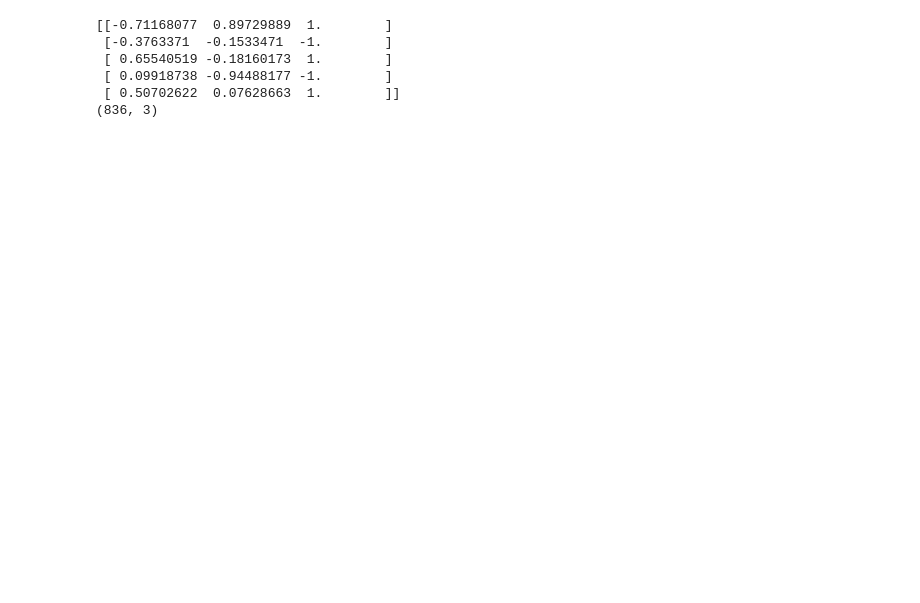
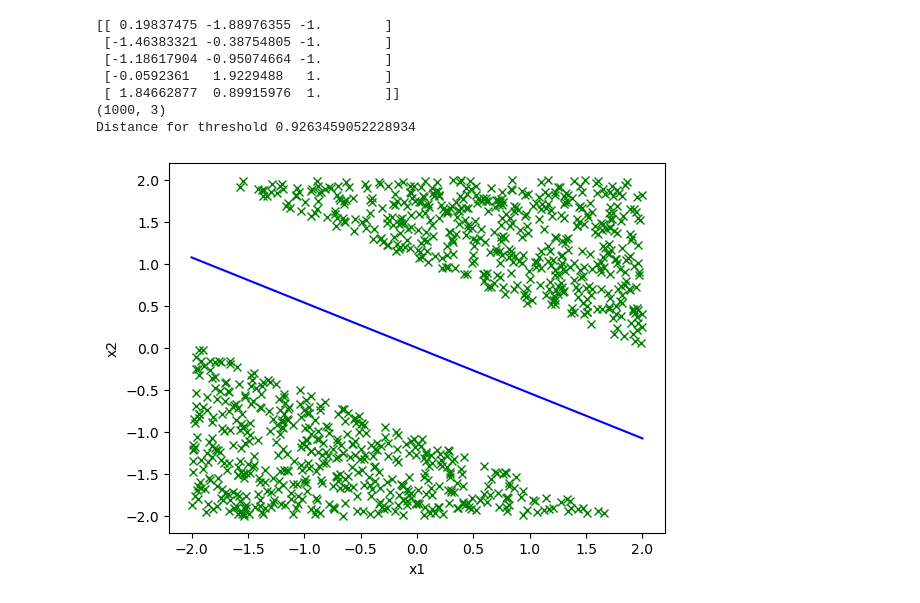
Before and after one commit to XavierVI/Intro_to_machine_learning_assignments, a Jupyter notebook: assignment2/data_generator.ipynb, the cells around one changed output. Cells and saved outputs as stored; diff of their text form; code cells hidden in the pictures; blank space fills up the shorter version.

Commit message:
updated notebook and data_generator

```diff
--- a/assignment2/data_generator.ipynb
+++ b/assignment2/data_generator.ipynb
@@ -51,19 +5,34 @@ def make_classification(d, n, u=5, threshold=0.25, random_state=1):
-# %%
-d = 2
-u = 1
-treshold = 0.05
-n = 1000
-
-data_points, normal_vector = make_classification(d=d, n=n, u=u, threshold=0.15)
-print(data_points[:5])
-print(data_points.shape)
-# %% [output]
-[[-0.71168077  0.89729889  1.        ]
- [-0.3763371  -0.1533471  -1.        ]
- [ 0.65540519 -0.18160173  1.        ]
- [ 0.09918738 -0.94488177 -1.        ]
- [ 0.50702622  0.07628663  1.        ]]
-(836, 3)
+# %%
+d = 2
+u = 2
+n = 1000
+
+data_points, normal_vector = make_classification(d=d, n=n, u=u)
+print(data_points[:5])
+print(data_points.shape)
+print(f'Distance for threshold {1 / np.linalg.norm(normal_vector)}')
+
+# plotting line and data points
+x1_vals = np.linspace(-u, u, 100)
+# solving for x2 values x2 = (-a1 / a2) * x1
+x2_vals = - (normal_vector[0] / normal_vector[1]) * x1_vals
+
+plt.plot(data_points[:, 0], data_points[:, 1], 'xg')
+plt.plot(x1_vals, x2_vals, '-b')
+plt.xlabel('x1')
+plt.ylabel('x2')
+plt.show()
+
+# np.savetxt("data_n50_.csv", data_points, delimiter=",")
+# %% [output]
+[[ 0.19837475 -1.88976355 -1.        ]
+ [-1.46383321 -0.38754805 -1.        ]
+ [-1.18617904 -0.95074664 -1.        ]
+ [-0.0592361   1.9229488   1.        ]
+ [ 1.84662877  0.89915976  1.        ]]
+(1000, 3)
+Distance for threshold 0.9263459052228934
+[figure, added]
 # %%
 # plotting line and data points
 x1_vals = np.linspace(-u, u, 100)
```
Also changed, not shown: parts of 6 cells of this notebook, 2 other files.
